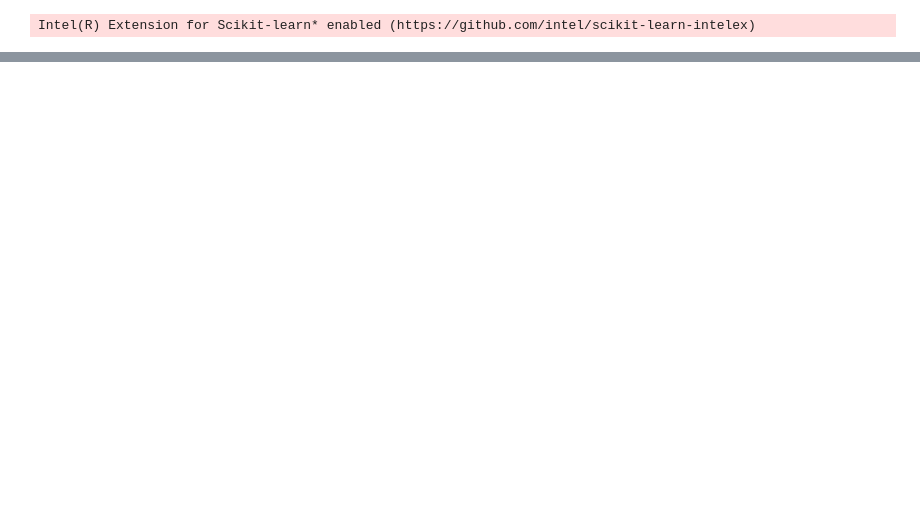
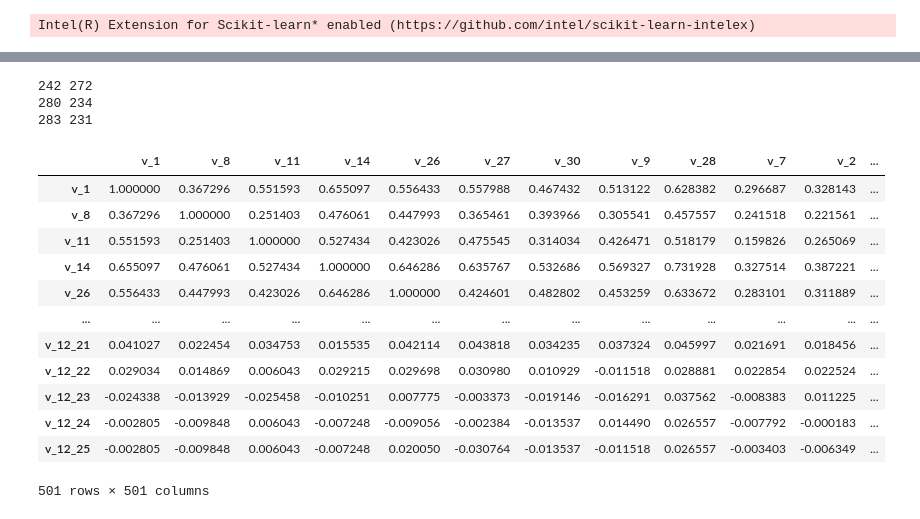
Before and after one commit to risan-raja/sdpiit, a Jupyter notebook: notebooks/ML_build.ipynb, the cells around one changed output, grey strips where cells are left out. Saved outputs shown, nothing was run; the diff lists cells and outputs as text; code cells hidden in the pictures; blank space fills up the shorter version.

```diff
--- a/notebooks/ML_build.ipynb
+++ b/notebooks/ML_build.ipynb
@@ -327,9 +327,25 @@ def wf_create(cat_encoder, model):
     return pipe
 
 
-
+def plot_m_variance(d_coll):
+    sns.set()
+    ddx= [x for x,y,u,r in d_coll]
+    ddc = [y for x,y,u,r in d_coll]
+    ddep = [y+u for x,y,u,r in d_coll]
+    dden = [y-u for x,y,u,r in d_coll]
+    ddem = [r for x,y,u,r in d_coll]
+    plt.plot(ddx,ddc,'b',label="\u00b5")
+    plt.plot(ddx,ddep,'r',label="\u03c3"+"+")
+    plt.plot(ddx,dden,'g',label="\u03c3"+"-")
+    plt.plot(ddx,ddem,'y',label="\u03c3"+"max")
+    fig=plt.fill_between(ddx,ddep,dden,alpha=0.5)
+    fig = plt.legend()
 # print(pipe)
 # wf_create(TargetEncoder(),RandomForestClassifier())
+final_data_indvl_test = final_data.copy()
+final_pred_data_indvl_test = final_pred_data.copy()
+final_data_indvl_test.loc[:,nominal] = test1_nominal.loc[final_data.index,:]
+final_pred_data_indvl_test.loc[:,nominal] = test1_nominal.loc[3796:,:]
 # %% [output]
 Intel(R) Extension for Scikit-learn* enabled (https://github.com/intel/scikit-learn-intelex)
 # %%
@@ -789,0 +669,26 @@ Name: target, Length: 5424, dtype: int64
+# %%
+for k,v in f_sets_kendall.items():
+    nl, l = f_sets_kendall[k]
+    print(len(nl),len(l))
+# %% [output]
+242 272
+280 234
+283 231
+# %%
+# nd: pd.DataFrame = final_data.loc[:,nominal].astype('float')
+# nd.corrwith(final_data.loc[:,binary+ordinal+ratio].astype('float'))
+final_data_indvl_test.corr(method='kendall')
+# %% [output]
+|  | v_1 | v_8 | v_11 | v_14 | v_26 | v_27 | v_30 | v_9 | v_28 | v_7 | v_2 | ... |
+| v_1 | 1.000000 | 0.367296 | 0.551593 | 0.655097 | 0.556433 | 0.557988 | 0.467432 | 0.513122 | 0.628382 | 0.296687 | 0.328143 | ... |
+| v_8 | 0.367296 | 1.000000 | 0.251403 | 0.476061 | 0.447993 | 0.365461 | 0.393966 | 0.305541 | 0.457557 | 0.241518 | 0.221561 | ... |
+| v_11 | 0.551593 | 0.251403 | 1.000000 | 0.527434 | 0.423026 | 0.475545 | 0.314034 | 0.426471 | 0.518179 | 0.159826 | 0.265069 | ... |
+| v_14 | 0.655097 | 0.476061 | 0.527434 | 1.000000 | 0.646286 | 0.635767 | 0.532686 | 0.569327 | 0.731928 | 0.327514 | 0.387221 | ... |
+| v_26 | 0.556433 | 0.447993 | 0.423026 | 0.646286 | 1.000000 | 0.424601 | 0.482802 | 0.453259 | 0.633672 | 0.283101 | 0.311889 | ... |
+| ... | ... | ... | ... | ... | ... | ... | ... | ... | ... | ... | ... | ... |
+| v_12_21 | 0.041027 | 0.022454 | 0.034753 | 0.015535 | 0.042114 | 0.043818 | 0.034235 | 0.037324 | 0.045997 | 0.021691 | 0.018456 | ... |
+| v_12_22 | 0.029034 | 0.014869 | 0.006043 | 0.029215 | 0.029698 | 0.030980 | 0.010929 | -0.011518 | 0.028881 | 0.022854 | 0.022524 | ... |
+| v_12_23 | -0.024338 | -0.013929 | -0.025458 | -0.010251 | 0.007775 | -0.003373 | -0.019146 | -0.016291 | 0.037562 | -0.008383 | 0.011225 | ... |
+| v_12_24 | -0.002805 | -0.009848 | 0.006043 | -0.007248 | -0.009056 | -0.002384 | -0.013537 | 0.014490 | 0.026557 | -0.007792 | -0.000183 | ... |
+| v_12_25 | -0.002805 | -0.009848 | 0.006043 | -0.007248 | 0.020050 | -0.030764 | -0.013537 | -0.011518 | 0.026557 | -0.003403 | -0.006349 | ... |
+501 rows × 501 columns
```
Also changed, not shown: parts of 17 cells of this notebook, 4 other files.
